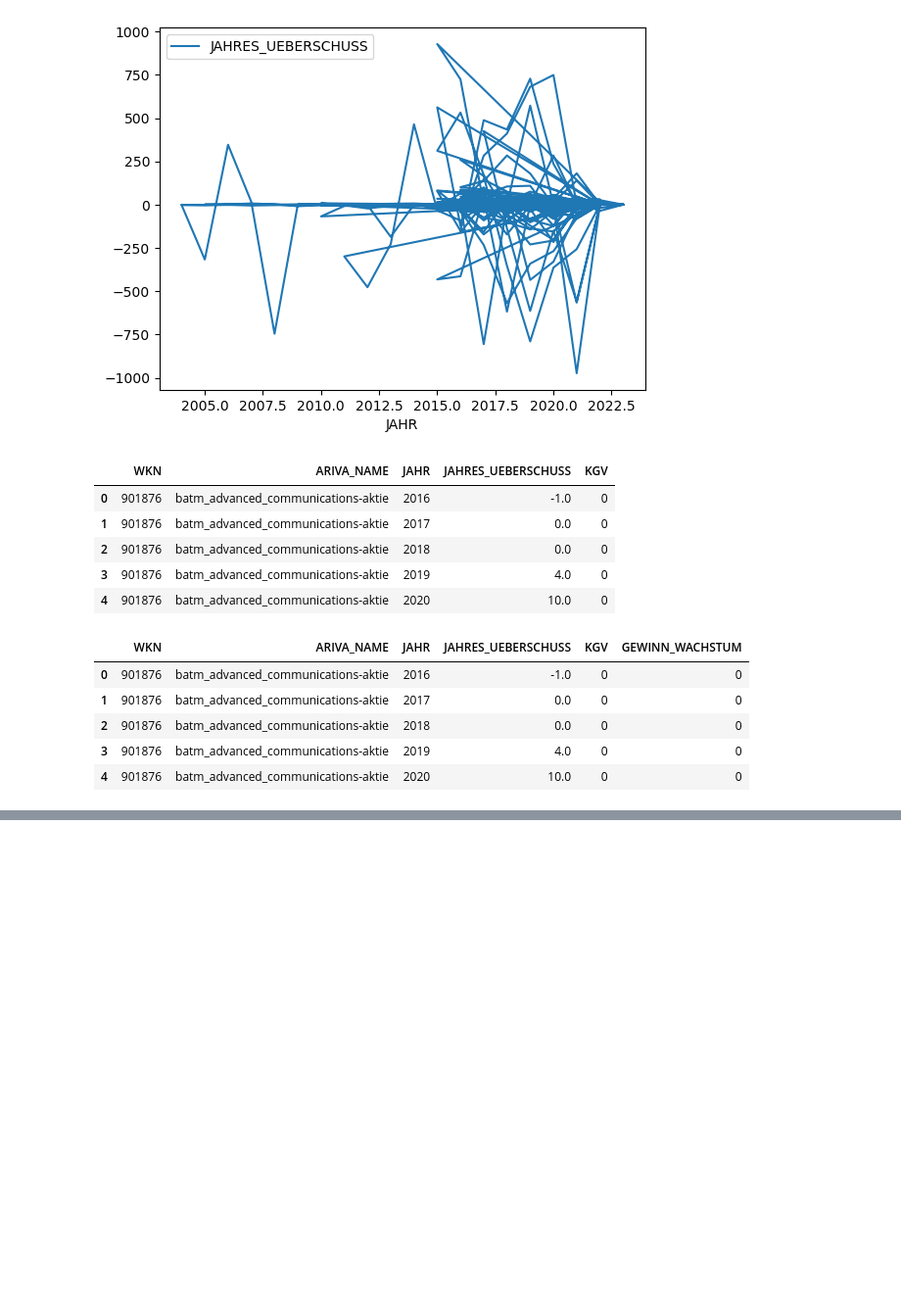
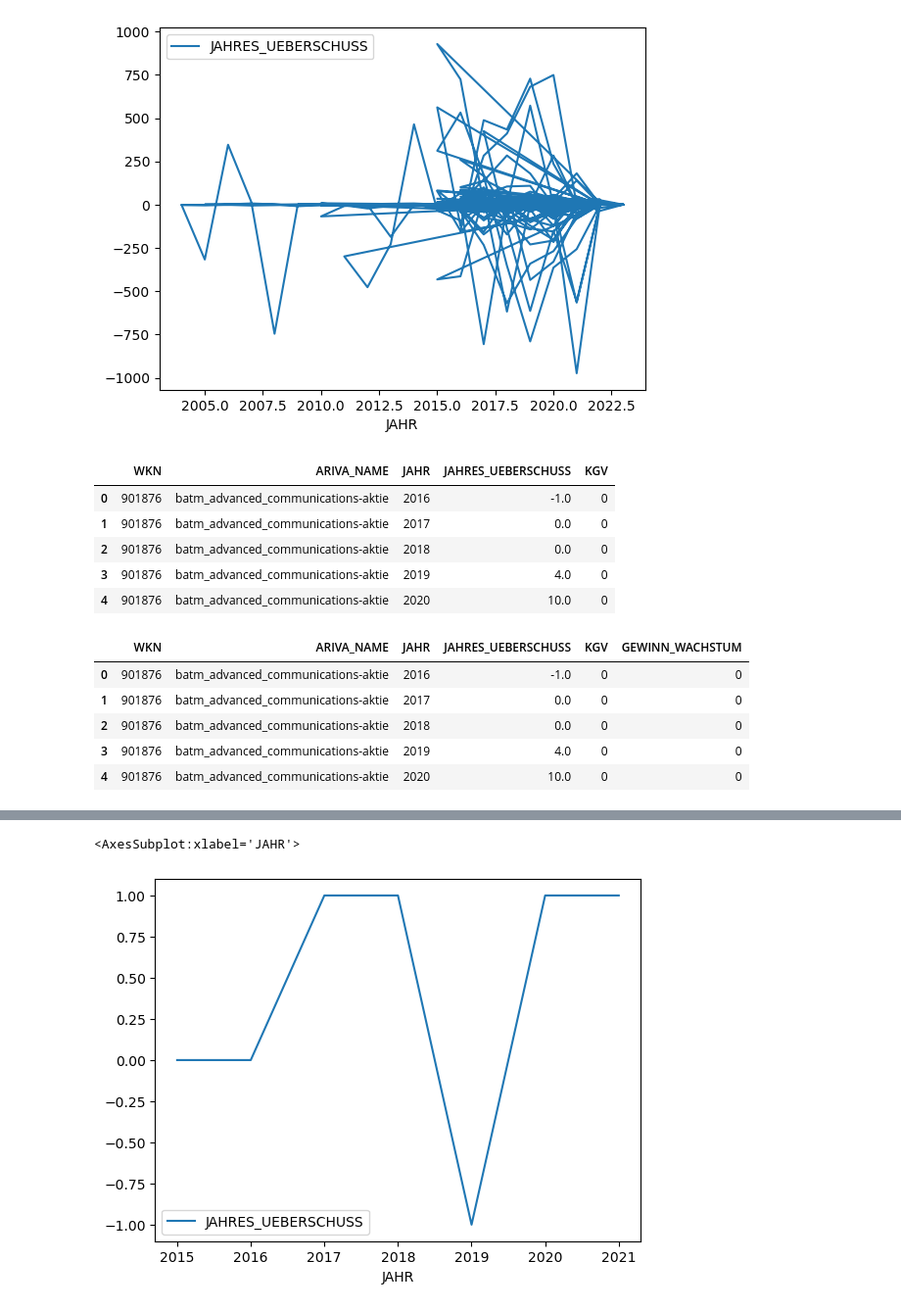
Before and after one commit to Wade-Sys/small_caps, a Jupyter notebook: main.ipynb, the cells around one changed output, grey strips where cells are left out. Shown at 98% size. Drawn from its saved outputs; the diff is of its cells as text; code cells hidden in the pictures; blank space fills up the shorter version.

```diff
--- a/main.ipynb
+++ b/main.ipynb
@@ -273,0 +205,5 @@ df_faknz_4[df_faknz_4['GEWINN_RATING'] > 3].groupby(['WKN','ARIVA_NAME']).agg({'
+# %%
+df_faknz_4[df_faknz_1['WKN'] == '527550'].plot.line(x='JAHR',y='JAHRES_UEBERSCHUSS')
+# %% [output]
+<AxesSubplot:xlabel='JAHR'>
+[figure, added]
```
Also changed, not shown: parts of 15 cells of this notebook, 1 other file.
